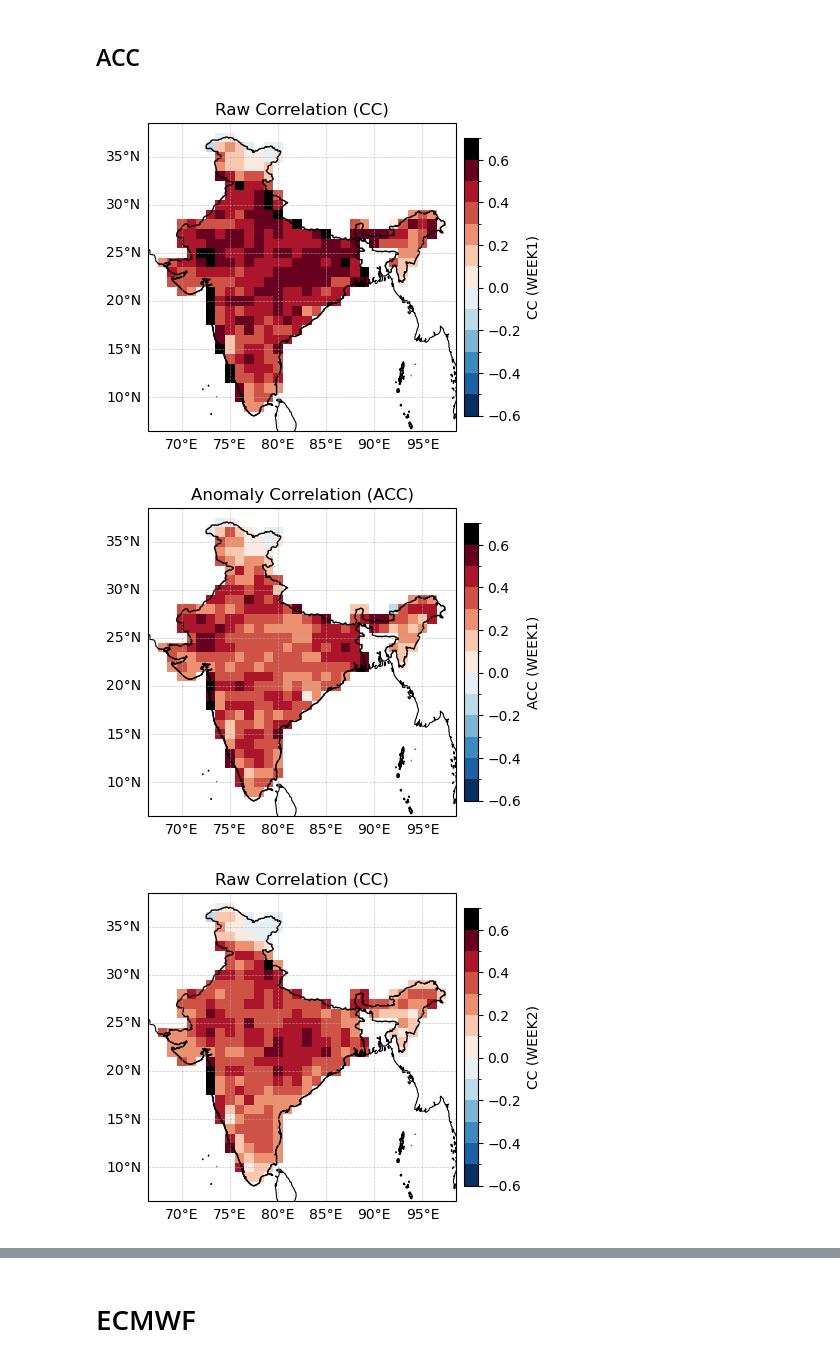
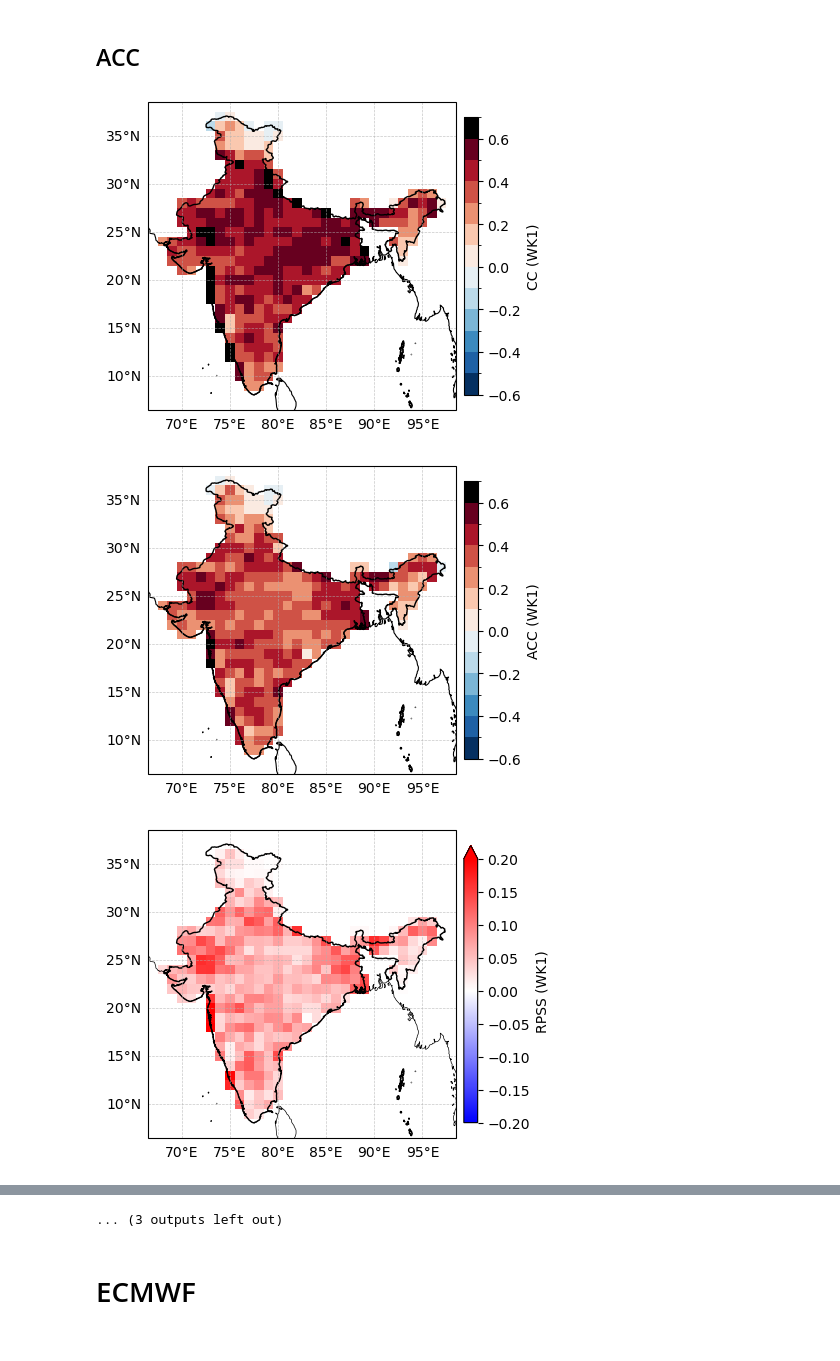
Before and after one commit to emileDesmaili/s2s-ismr-unet, a Jupyter notebook: ACCs.ipynb, the cells around one changed output, grey strips where cells are left out. Drawn from its saved outputs; the diff is of its cells as text; code cells hidden in the pictures.

```diff
--- a/ACCs.ipynb
+++ b/ACCs.ipynb
@@ -25,12 +25,12 @@ n_bootstraps = 10
 years = (2003,2018)
 #matching years 2003-2018
 # %%
-download = False
+download = True
 if download:
     os.makedirs(f'download/{model}_{obs}', exist_ok=True)
 os.makedirs(f'models/{model}_{obs}', exist_ok=True)
 os.makedirs(f'figures/{model}_{obs}', exist_ok=True)
-os.makedirs('outputs',exist_ok=True)
+os.makedirs(f'outputs/Common Period/{model}_{obs}', exist_ok=True)
 # %%
 x_week1, y_week1 = dataloader.get_data(years=years, download = download,
                            week="wk1",obs=obs,
@@ -196,25 +261,25 @@ cmap = mcolors.ListedColormap(custom_colors)
 norm = mcolors.BoundaryNorm(levels, ncolors=len(custom_colors))
 # %%
 # Forecasts and observations by lead week
-x_weeks = {
-    "week1": x_week1,
-    "week2": x_week2,
-    "week3": x_week3,
-    "week4": x_week4,
-    "week34": x_week34
+x_iitm_weeks = {
+    "wk1": x_week1,
+    "wk2": x_week2,
+    "wk3": x_week3,
+    "wk4": x_week4,
+    "wk3-4": x_week34
 }
 
-y_weeks = {
-    "week1": y_week1,
-    "week2": y_week2,
-    "week3": y_week3,
-    "week4": y_week4,
-    "week34": y_week34
+y_iitm_weeks = {
+    "wk1": y_week1,
+    "wk2": y_week2,
+    "wk3": y_week3,
+    "wk4": y_week4,
+    "wk3-4": y_week34
 }
 
-for week_name in x_weeks:
-    x = x_weeks[week_name].mean('M')
-    y = y_weeks[week_name]
+for week_name in x_iitm_weeks:
+    x = x_iitm_weeks[week_name].mean('M')
+    y = y_iitm_weeks[week_name]
 
     x_anom_list = []
     y_anom_list = []
@@ -239,6 +304,10 @@ for week_name in x_weeks:
     # Compute anomaly correlation coefficient
     cc = xr.corr(x, y, dim='T')
     acc = xr.corr(x_anom, y_anom, dim='T')
+    rpss = 1- np.sqrt(1-acc**2)
+
+    #save rpss xarray to output folder
+    rpss.to_netcdf(f'outputs/Common Period/{model}_{obs}/RAW_rpss_test_{week_name}.nc')
 
     # --- Plot CC ---
     fig, ax = plt.subplots(figsize=(5, 4), subplot_kw={'projection': ccrs.PlateCarree()})
@@ -250,7 +319,7 @@ for week_name in x_weeks:
         },
         transform=ccrs.PlateCarree()   # tell cartopy this is lon/lat data
     )
-    ax.set_title("Raw Correlation (CC)", fontsize=12)
+    #ax.set_title("Raw Correlation (CC)", fontsize=12)
     ax.set_xlabel("Longitude", fontsize=11)
     ax.set_ylabel("Latitude", fontsize=11)
 
@@ -278,34 +347,63 @@ for week_name in x_weeks:
     acc.plot(
         ax=ax,
         cmap=cmap, norm=norm, levels=levels,
         cbar_kwargs={
             'label': f'ACC ({week_name.upper()})',
             'shrink': 0.9, 'pad': 0.02, 'orientation': 'vertical'
         },
         transform=ccrs.PlateCarree()
     )
-    ax.set_title("Anomaly Correlation (ACC)", fontsize=12)
+    #ax.set_title("Anomaly Correlation (ACC)", fontsize=12)
     ax.set_xlabel("Longitude", fontsize=11)
     ax.set_ylabel("Latitude", fontsize=11)
 
     # Cartopy features
     ax.add_feature(cfeature.COASTLINE, linewidth=0.8)
 
     # Gridlines
     gl = ax.gridlines(draw_labels=True, linestyle="--", linewidth=0.5, alpha=0.7)
     gl.top_labels = False
     gl.right_labels = False
     gl.xlabel_style = {"size": 10}
     gl.ylabel_style = {"size": 10}
 
     for shape_name in ['indian_borders']:  # Shape names
         reader = cartopy.io.shapereader.Reader(f'shapes/{shape_name}.shp')  # Adjust path if needed
         ax.add_geometries(reader.geometries(), ccrs.PlateCarree(), facecolor='none', edgecolor='black')
 
     plt.savefig(f'figures/{model}_{obs}/ACC_{week_name}.pdf', dpi=300, bbox_inches='tight')
     plt.show()
     plt.close()
+
+        # --- Plot RPSS ---
+    fig, ax = plt.subplots(figsize=(5, 4), subplot_kw={'projection': ccrs.PlateCarree()})
+    rpss.plot(
+        ax=ax,
+        cmap='bwr', vmin=-0.2, vmax=0.2,
+        cbar_kwargs={
+            'label': f'RPSS ({week_name.upper()})',
+            'shrink': 0.9, 'pad': 0.02, 'orientation': 'vertical'
+        },
+        transform=ccrs.PlateCarree()
+    )
+    #ax.set_title("Ranked Probability Skill Score (RPSS)", fontsize=12)
+    ax.set_xlabel("Longitude", fontsize=11)
+    ax.set_ylabel("Latitude", fontsize=11)
+    # Add features
+    ax.add_feature(cfeature.COASTLINE, linewidth=0.5)
+    # Gridlines
+    gl = ax.gridlines(draw_labels=True, linestyle="--", linewidth=0.5, alpha=0.7)
+    gl.top_labels = False
+    gl.right_labels = False
+    gl.xlabel_style = {"size": 10}
+    gl.ylabel_style = {"size": 10}
+    for shape_name in ['indian_borders']:  # Shape names
+        reader = cartopy.io.shapereader.Reader(f'shapes/{shape_name}.shp')  # Adjust path if needed
+        ax.add_geometries(reader.geometries(), ccrs.PlateCarree(), facecolor='none', edgecolor='black')
+    plt.savefig(f'figures/{model}_{obs}/RPSS_{week_name}.pdf', dpi=300, bbox_inches='tight')
+    plt.show()
+    plt.close()
 # %% [output]
-[figure, old version]
+[figure, new version]
-[figure, old version]
+[figure, new version]
-[figure, old version]
+[figure, new version]
@@ -319,3 +419,4 @@ for week_name in x_weeks:
+... (3 outputs left out)
 # %% [markdown]
 # ECMWF
 # %%
```
Also changed, not shown: parts of 23 cells of this notebook, 15 other files.
